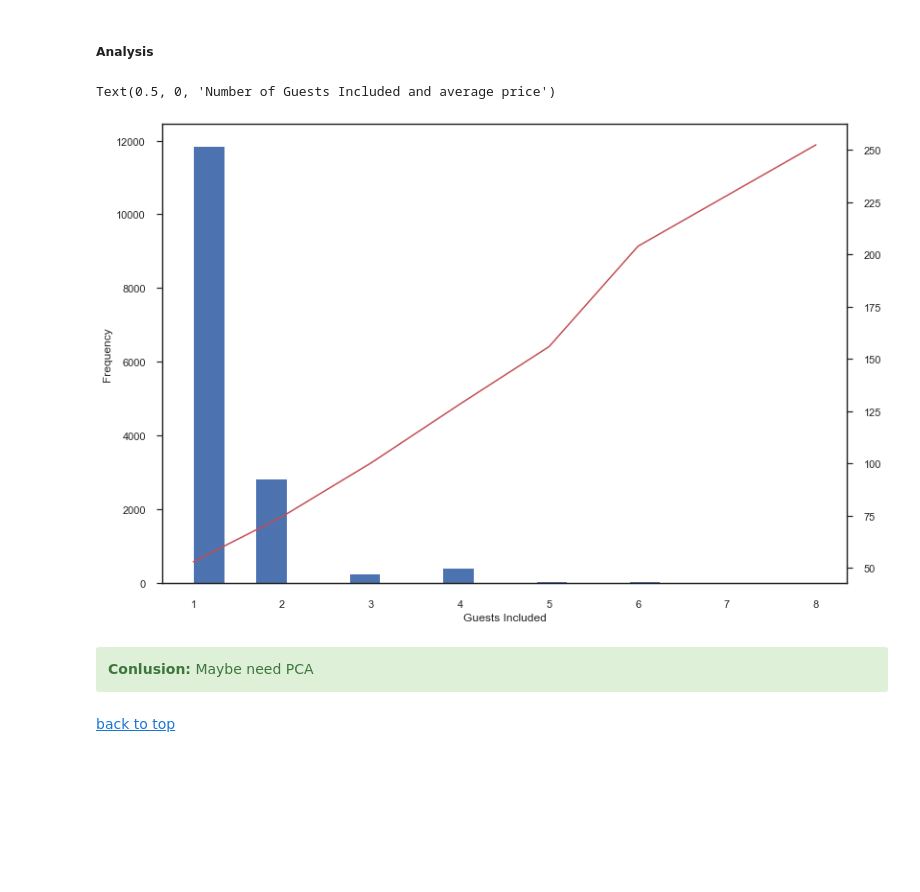
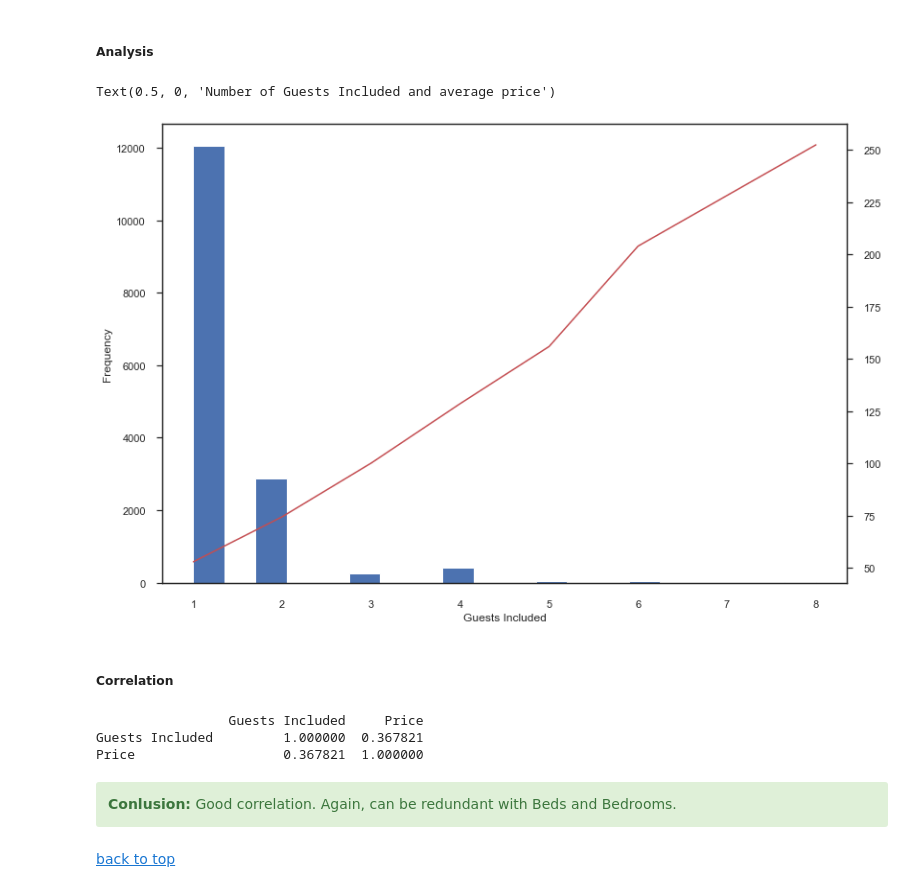
Before and after one commit to flaviendeseure/Airbnb_berlin_price_prediction, a Jupyter notebook: Projet - Airbnb Berlin Price Prediction.ipynb, the cells around one changed output. Saved outputs shown, nothing was run; the diff lists cells and outputs as text; code cells hidden in the pictures; blank space fills up the shorter version.

```diff
--- a/Projet - Airbnb Berlin Price Prediction.ipynb
+++ b/Projet - Airbnb Berlin Price Prediction.ipynb
@@ -1182,6 +1193,3 @@ missing_values_rate_display("Bedrooms", dataset)
 # %% [output]
 Missing value for Bedrooms columns: 0.032% (5/15692)
 Star value for Bedrooms columns: 0.070% (11/15692)
-# %%
-dataset = dataset.dropna(subset=["Bedrooms"])
-dataset.drop(dataset[dataset["Bedrooms"] == '*'].index, inplace = True)
@@ -1188,14 +1204,12 @@ dataset.drop(dataset[dataset["Bedrooms"] == '*'].index, inplace = True)
 # %% [markdown]
 ##### Analysis
 # %%
-dataset["Bedrooms"] = dataset["Bedrooms"].astype(float)
-
 #Compute average price
-avg_price_BR = dataset.groupby("Bedrooms")['Price'].mean().sort_index();
+avg_price_BR = dataset_BR.groupby("Bedrooms")['Price'].mean().sort_index();
 
 #Plot Bedrooms and Price
 fig, ax = plt.subplots()
-dataset["Bedrooms"].plot(ax=ax, style='g-',kind='hist', bins = 7)
+dataset_BR["Bedrooms"].plot(ax=ax, style='g-',kind='hist', bins = 7)
 avg_price_BR.plot(ax=ax, style='r-',secondary_y=True)
 plt.xlabel("Number of Bedrooms and average price")
 # %% [output]
@@ -1257,7 +1313,9 @@ missing_values_rate_display("Guests Included", dataset)
 # %% [output]
 Missing value for Guests Included columns: 0.000% (0/15692)
 Star value for Guests Included columns: 0.064% (10/15692)
-# %%
-dataset.drop(dataset[dataset["Guests Included"] == '*'].index, inplace = True)
+# %%
+dataset_gi = dataset[["Guests Included", "Price"]].copy()
+dataset_gi.drop(dataset_gi[dataset_gi["Guests Included"] == '*'].index, inplace = True)
+dataset_gi["Guests Included"] = dataset_gi["Guests Included"].astype(float)
 # %% [markdown]
 ##### Analysis
@@ -1267,18 +1322,27 @@ dataset["Guests Included"] = dataset["Guests Included"].astype(float)
 # %%
 #Compute average price
-avg_price_guests = dataset.groupby("Guests Included")['Price'].mean().sort_index();
+avg_price_gi = dataset_gi.groupby("Guests Included")['Price'].mean().sort_index();
 
 #Plot Guests and Price
 fig, ax = plt.subplots()
-dataset["Guests Included"].plot(ax=ax, style='g-',kind='hist', bins = 20)
-avg_price_guests.plot(ax=ax, style='r-',secondary_y=True)
+dataset_gi["Guests Included"].plot(ax=ax, style='g-',kind='hist', bins = 20)
+avg_price_gi.plot(ax=ax, style='r-',secondary_y=True)
 plt.xlabel("Number of Guests Included and average price")
 # %% [output]
 Text(0.5, 0, 'Number of Guests Included and average price')
-[figure, old version]
+[figure, new version]
+# %% [markdown]
+##### Correlation
+# %%
+corr_gi = dataset_gi.corr()
+print(corr_gi)
+# %% [output]
+                 Guests Included     Price
+Guests Included         1.000000  0.367821
+Price                   0.367821  1.000000
 # %% [markdown]
 <div class="alert alert-block alert-success">
-<b>Conlusion:</b> Maybe need PCA
+<b>Conlusion:</b> Good correlation. Again, can be redundant with Beds and Bedrooms.
 </div>
 # %% [markdown]
 <a href="#top">back to top</a>
```
Also changed, not shown: parts of 39 cells of this notebook.
